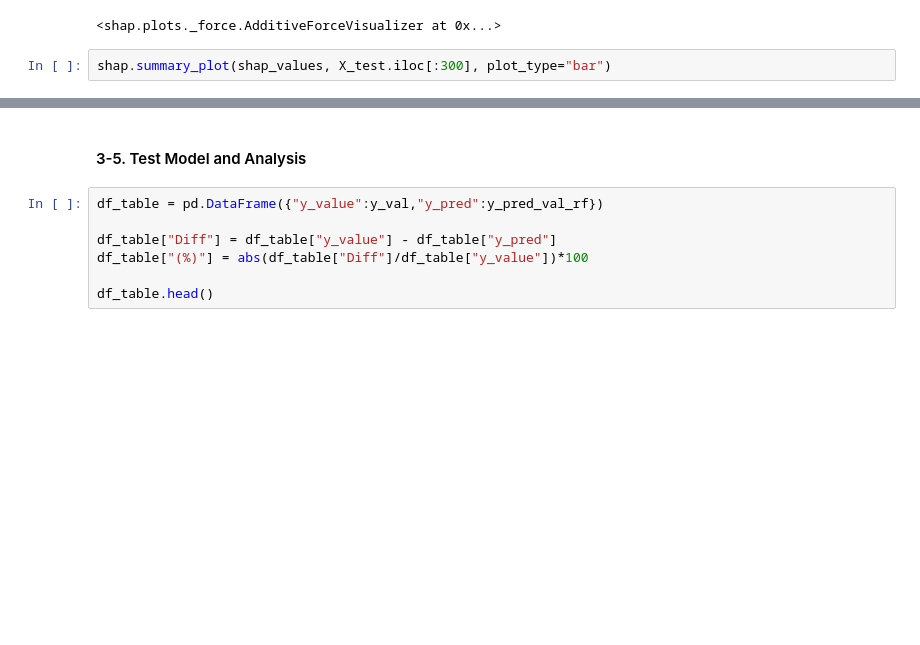
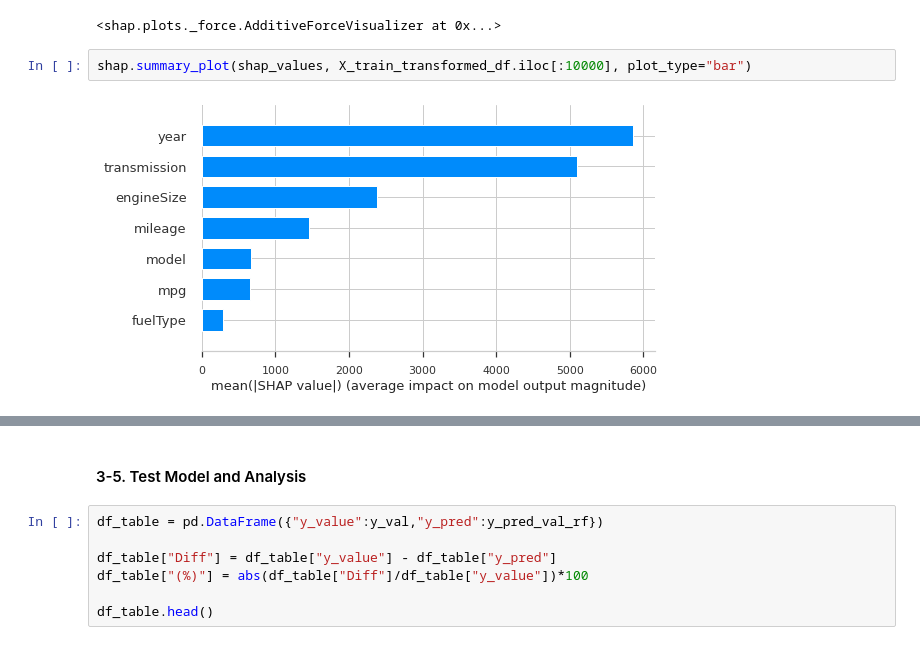
Before and after one commit to KYOH95/Project_2_Car_Analysis, a Jupyter notebook: Project2.ipynb, the cells around one changed output, grey strips where cells are left out. Saved outputs shown, nothing was run; the diff lists cells and outputs as text; blank space fills up the shorter version.

```diff
--- a/Project2.ipynb
+++ b/Project2.ipynb
@@ -971,4 +972,6 @@ shap.force_plot(
 [interactive output not drawn]
 <shap.plots._force.AdditiveForceVisualizer at 0x...>
 # %%
-shap.summary_plot(shap_values, X_test.iloc[:300], plot_type="bar")
+shap.summary_plot(shap_values, X_train_transformed_df.iloc[:10000], plot_type="bar")
+# %% [output]
+[figure, added]
```
Also changed, not shown: parts of 4 cells of this notebook.
